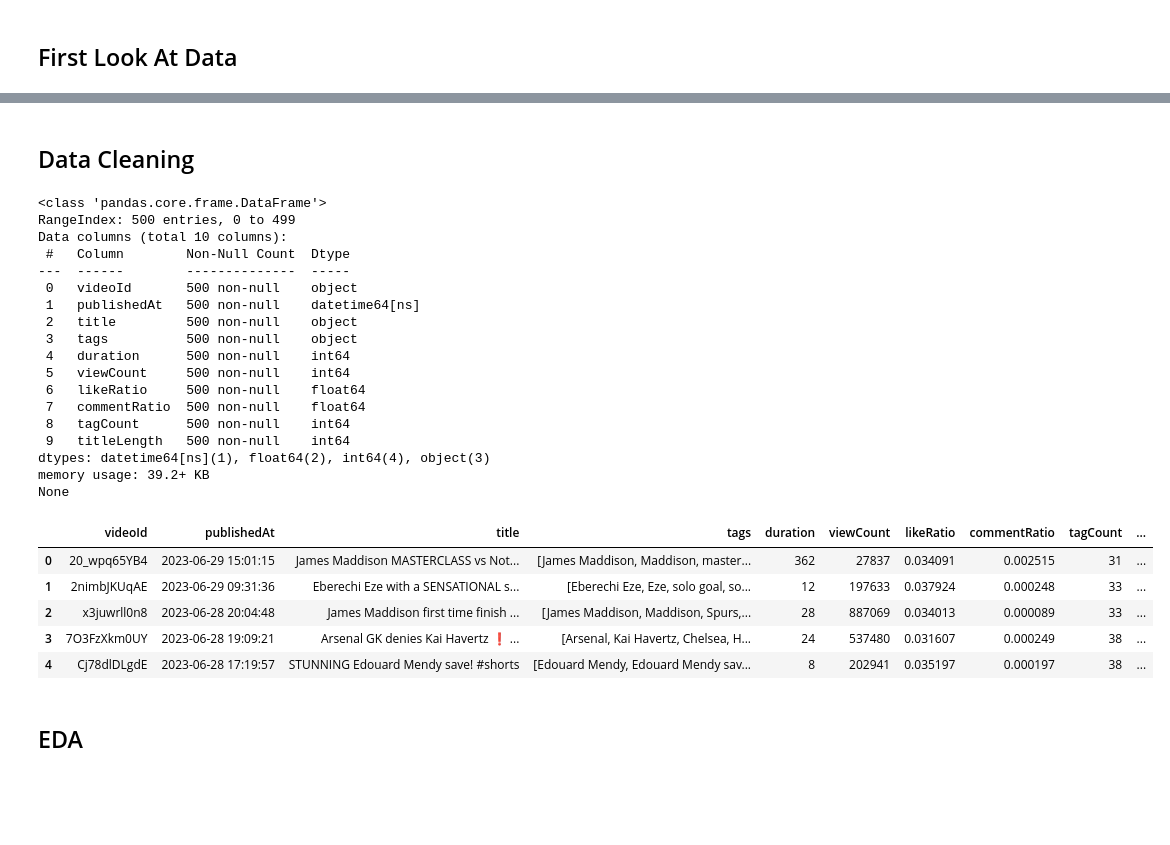
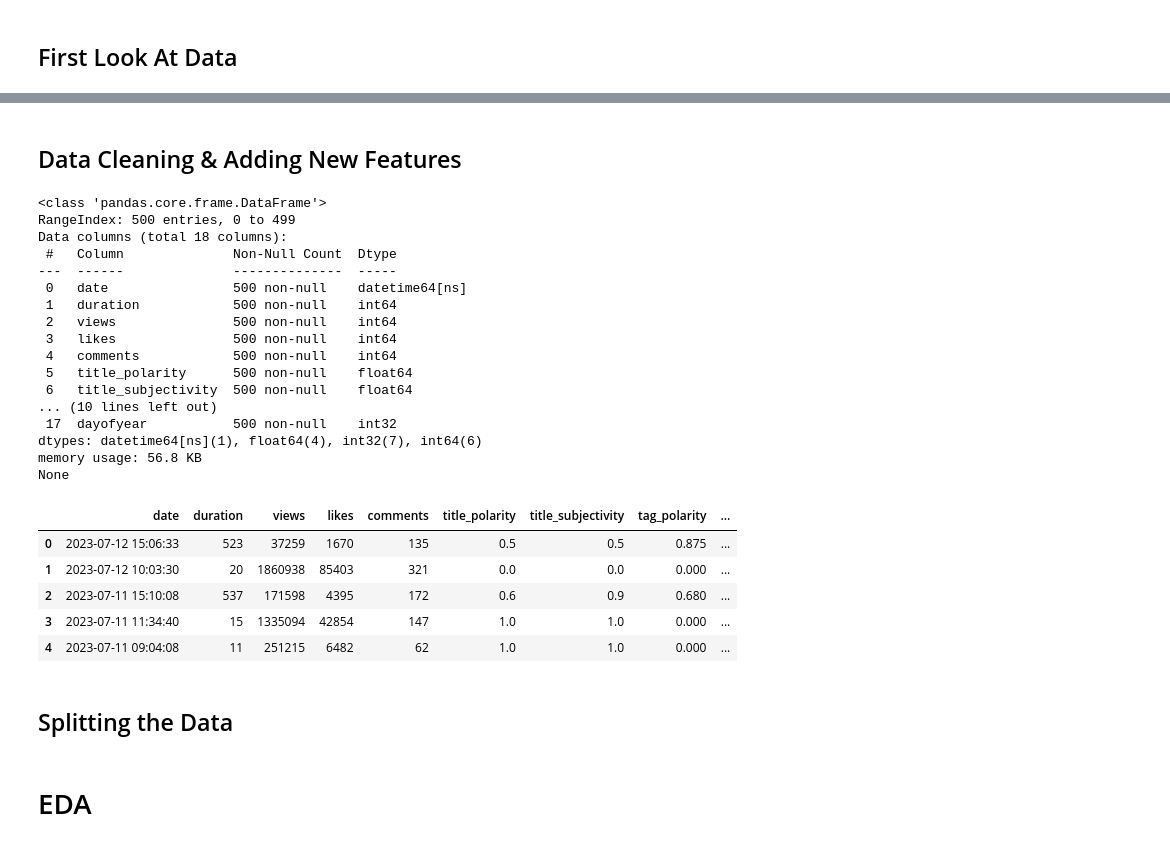
Before and after one commit to mw01github/Full-Data-Science-Process-Project, a Jupyter notebook: EDA.ipynb, the cells around one changed output, grey strips where cells are left out. Saved outputs shown, nothing was run; the diff lists cells and outputs as text; code cells hidden in the pictures; blank space fills up the shorter version.

```diff
--- a/EDA.ipynb
+++ b/EDA.ipynb
@@ -39,50 +39,61 @@ None
 # %% [markdown]
-## Data Cleaning
+## Data Cleaning & Adding New Features
 # %%
-df = df.drop(['Unnamed: 0'], axis=1) #drop unncessary columns
-
-df['publishedAt'] = pd.to_datetime(df['publishedAt'], format='%Y-%m-%dT%H:%M:%SZ') #modify date data type
-
-df['tags'] = df['tags'].str.strip('[]').str.strip("''").str.split("', '") #modify tags column data type
+df['date'] = pd.to_datetime(df['date'], format='%Y-%m-%dT%H:%M:%SZ') #modify date data type
 
 hours = pd.to_numeric(df['duration'].str.extract('(\d+H)').squeeze().str[:-1].fillna(0))
 mins = pd.to_numeric(df['duration'].str.extract('(\d+M)').squeeze().str[:-1].fillna(0))
 seconds = pd.to_numeric(df['duration'].str.extract('(\d+S)').squeeze().str[:-1].fillna(0))
 df['duration'] = hours * 3600 + mins * 60 + seconds #modify duartion to seconds
 
-#Feature Engineering
-df['likeRatio'] = df['likeCount'] / df['viewCount']
-df['commentRatio'] = df['commentCount'] / df['viewCount']
+#New Features
+from textblob import TextBlob
+df['title_polarity'] = df['title'].apply(lambda x: TextBlob(x).sentiment).str[0]
+df['title_subjectivity'] = df['title'].apply(lambda x: TextBlob(x).sentiment).str[1]
 
-df['tagCount'] = df['tags'].str.len()
-df['titleLength'] = df['title'].str.len()
+df['tags'] = df['tags'].str.strip('[]').str.strip("''").str.replace("', '", ' ')
 
-df = df.drop(columns=['likeCount', 'commentCount'], axis=1)
+df['tag_polarity'] = df['tags'].apply(lambda x: TextBlob(x).sentiment).str[0]
+df['tag_subjectivity'] = df['tags'].apply(lambda x: TextBlob(x).sentiment).str[1]
+
+df['title_length'] = df['title'].str.len()
+df['tag_count'] = df['tags'].str.len()
+
+df['year'] = df['date'].dt.year
+df['month'] = df['date'].dt.month
+df['day'] = df['date'].dt.day
+df['hour'] = df['date'].dt.hour
+df['minute'] = df['date'].dt.minute
+df['dayofweek'] = df['date'].dt.dayofweek
+df['dayofyear'] = df['date'].dt.dayofyear
+
+df = df.drop(['Unnamed: 0', 'id', 'title', 'tags'], axis=1) #drop unncessary columns
 
 print(df.info())
 df.head()
 # %% [output]
 <class 'pandas.core.frame.DataFrame'>
 RangeIndex: 500 entries, 0 to 499
-Data columns (total 10 columns):
- #   Column        Non-Null Count  Dtype
----  ------        --------------  -----
- 0   videoId       500 non-null    object
- 1   publishedAt   500 non-null    datetime64[ns]
- 2   title         500 non-null    object
- 3   tags          500 non-null    object
- 4   duration      500 non-null    int64
- 5   viewCount     500 non-null    int64
- 6   likeRatio     500 non-null    float64
- 7   commentRatio  500 non-null    float64
- 8   tagCount      500 non-null    int64
- 9   titleLength   500 non-null    int64
-dtypes: datetime64[ns](1), float64(2), int64(4), object(3)
-memory usage: 39.2+ KB
+Data columns (total 18 columns):
+ #   Column              Non-Null Count  Dtype
+---  ------              --------------  -----
+ 0   date                500 non-null    datetime64[ns]
+ 1   duration            500 non-null    int64
+ 2   views               500 non-null    int64
+ 3   likes               500 non-null    int64
+ 4   comments            500 non-null    int64
+ 5   title_polarity      500 non-null    float64
+ 6   title_subjectivity  500 non-null    float64
+... (10 lines left out)
+ 17  dayofyear           500 non-null    int32
+dtypes: datetime64[ns](1), float64(4), int32(7), int64(6)
+memory usage: 56.8 KB
 None
-|  | videoId | publishedAt | title | tags | duration | viewCount | likeRatio | commentRatio | tagCount | ... |
-| 0 | 20_wpq65YB4 | 2023-06-29 15:01:15 | James Maddison MASTERCLASS vs Not... | [James Maddison, Maddison, master... | 362 | 27837 | 0.034091 | 0.002515 | 31 | ... |
-| 1 | 2nimbJKUqAE | 2023-06-29 09:31:36 | Eberechi Eze with a SENSATIONAL s... | [Eberechi Eze, Eze, solo goal, so... | 12 | 197633 | 0.037924 | 0.000248 | 33 | ... |
-| 2 | x3juwrll0n8 | 2023-06-28 20:04:48 | James Maddison first time finish ... | [James Maddison, Maddison, Spurs,... | 28 | 887069 | 0.034013 | 0.000089 | 33 | ... |
-| 3 | 7O3FzXkm0UY | 2023-06-28 19:09:21 | Arsenal GK denies Kai Havertz ❗️ ... | [Arsenal, Kai Havertz, Chelsea, H... | 24 | 537480 | 0.031607 | 0.000249 | 38 | ... |
-| 4 | Cj78dlDLgdE | 2023-06-28 17:19:57 | STUNNING Edouard Mendy save! #shorts | [Edouard Mendy, Edouard Mendy sav... | 8 | 202941 | 0.035197 | 0.000197 | 38 | ... |
+|  | date | duration | views | likes | comments | title_polarity | title_subjectivity | tag_polarity | ... |
+| 0 | 2023-07-12 15:06:33 | 523 | 37259 | 1670 | 135 | 0.5 | 0.5 | 0.875 | ... |
+| 1 | 2023-07-12 10:03:30 | 20 | 1860938 | 85403 | 321 | 0.0 | 0.0 | 0.000 | ... |
+| 2 | 2023-07-11 15:10:08 | 537 | 171598 | 4395 | 172 | 0.6 | 0.9 | 0.680 | ... |
+| 3 | 2023-07-11 11:34:40 | 15 | 1335094 | 42854 | 147 | 1.0 | 1.0 | 0.000 | ... |
+| 4 | 2023-07-11 09:04:08 | 11 | 251215 | 6482 | 62 | 1.0 | 1.0 | 0.000 | ... |
+# %% [markdown]
+## Splitting the Data
@@ -89,2 +103,2 @@ None
 # %% [markdown]
-## EDA
+# EDA
```
Also changed, not shown: parts of 21 cells of this notebook, 3 other files.
